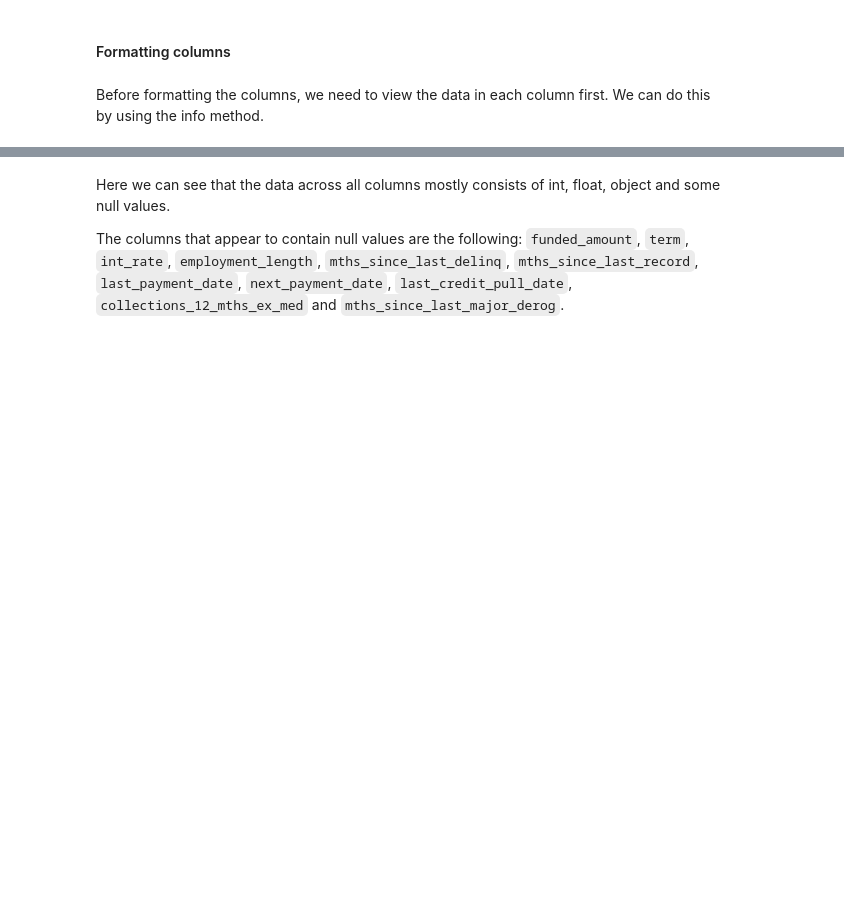
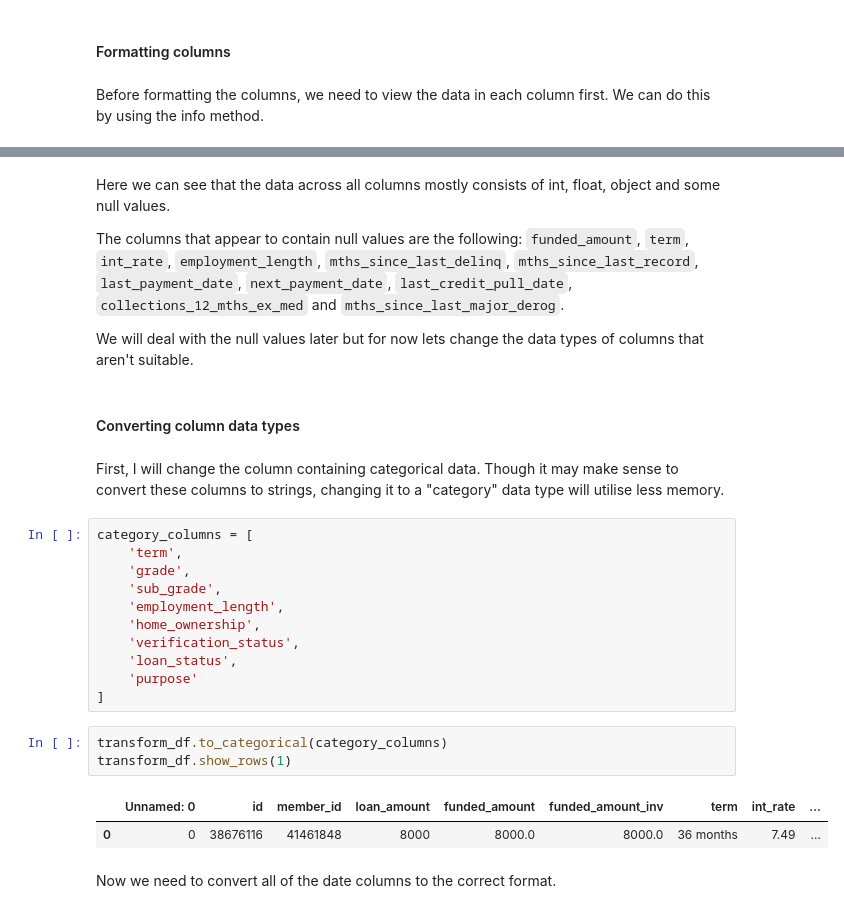
Before and after one commit to Jade-Levn/exploratory-data-analysis---customer-loans-in-finance857, a Jupyter notebook: eda_loans.ipynb, the cells around one changed output, grey strips where cells are left out. Saved outputs shown, nothing was run; the diff lists cells and outputs as text; blank space fills up the shorter version.

```diff
--- a/eda_loans.ipynb
+++ b/eda_loans.ipynb
@@ -40,3 +41,28 @@ memory usage: 18.2+ MB
 Here we can see that the data across all columns mostly consists of int, float, object and some null values.
 
 The columns that appear to contain null values are the following: `funded_amount`, `term`, `int_rate`, `employment_length`, `mths_since_last_delinq`, `mths_since_last_record`, `last_payment_date`, `next_payment_date`, `last_credit_pull_date`, `collections_12_mths_ex_med` and `mths_since_last_major_derog`.
+
+We will deal with the null values later but for now lets change the data types of columns that aren't suitable.
+# %% [markdown]
+#### Converting column data types
+# %% [markdown]
+First, I will change the column containing categorical data. Though it may make sense to convert these columns to strings, changing it to a "category" data type will utilise less memory.
+# %%
+category_columns = [
+    'term',
+    'grade',
+    'sub_grade',
+    'employment_length',
+    'home_ownership',
+    'verification_status',
+    'loan_status',
+    'purpose'
+]
+# %%
+transform_df.to_categorical(category_columns)
+transform_df.show_rows(1)
+# %% [output]
+|  | Unnamed: 0 | id | member_id | loan_amount | funded_amount | funded_amount_inv | term | int_rate | ... |
+| 0 | 0 | 38676116 | 41461848 | 8000 | 8000.0 | 8000.0 | 36 months | 7.49 | ... |
+# %% [markdown]
+Now we need to convert all of the date columns to the correct format.
```
Also changed, not shown: parts of 11 cells of this notebook, 4 other files.
